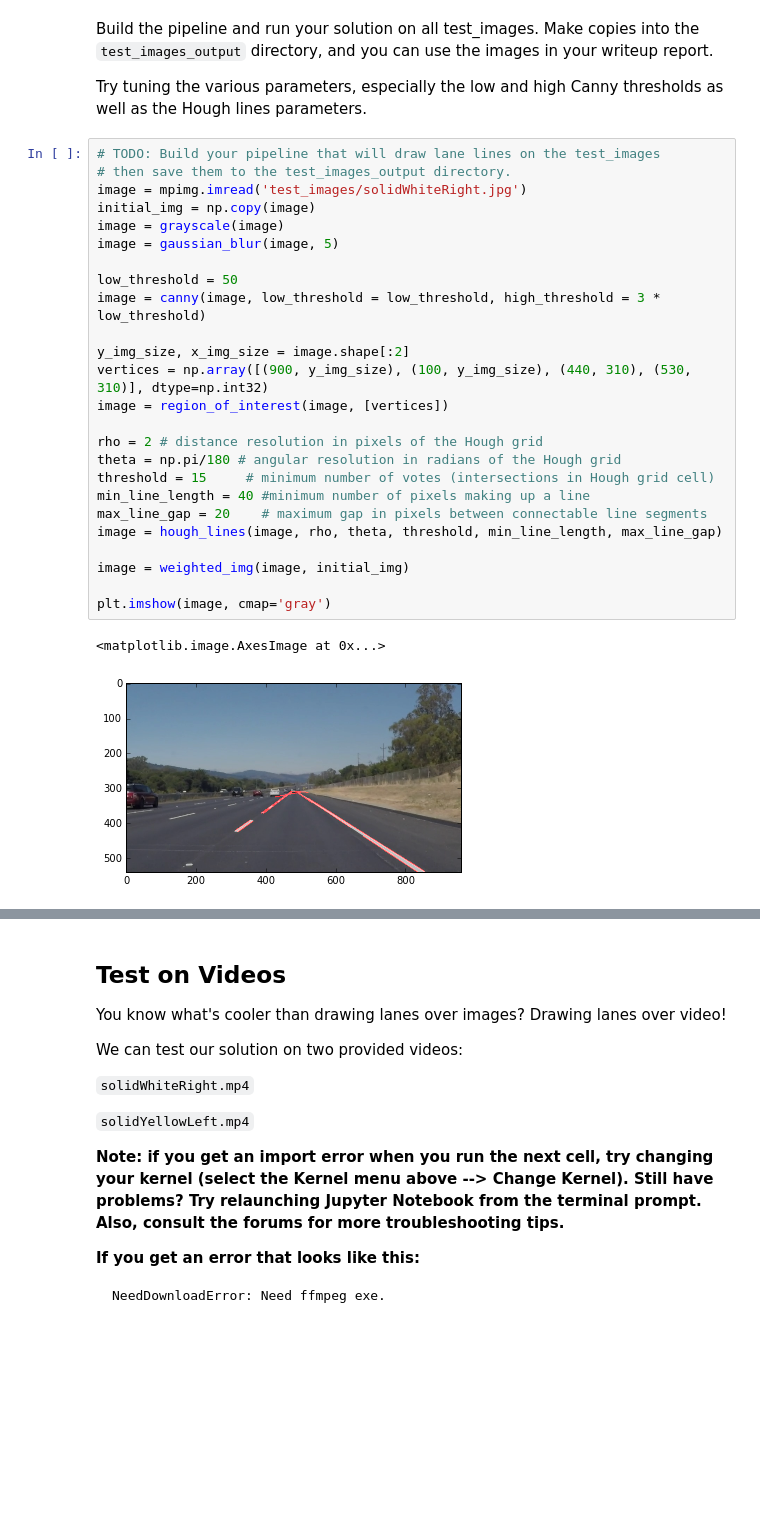
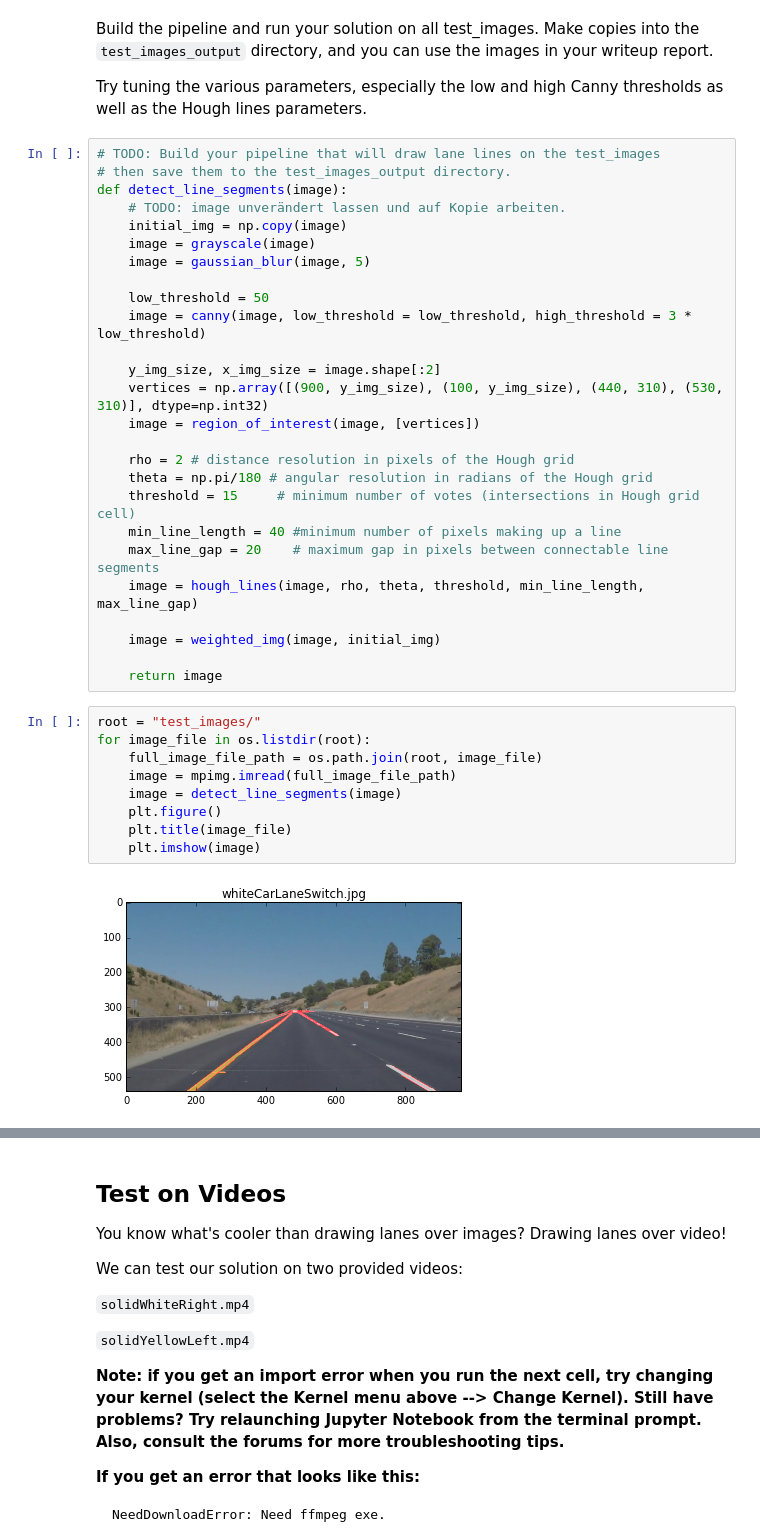
Before and after one commit to KnollFrank/CarND-LaneLines-P1, a Jupyter notebook: P1.ipynb, the cells around one changed output, grey strips where cells are left out. Cells and saved outputs as stored; diff of their text form; blank space fills up the shorter version.

```diff
--- a/P1.ipynb
+++ b/P1.ipynb
@@ -196,28 +196,37 @@ Try tuning the various parameters, especially the low and high Canny thresholds
 # %%
 # TODO: Build your pipeline that will draw lane lines on the test_images
 # then save them to the test_images_output directory.
-image = mpimg.imread('test_images/solidWhiteRight.jpg')
-initial_img = np.copy(image)
-image = grayscale(image)
-image = gaussian_blur(image, 5)
+def detect_line_segments(image):
+    # TODO: image unverändert lassen und auf Kopie arbeiten.
+    initial_img = np.copy(image)
+    image = grayscale(image)
+    image = gaussian_blur(image, 5)
 
-low_threshold = 50
-image = canny(image, low_threshold = low_threshold, high_threshold = 3 * low_threshold)
+    low_threshold = 50
+    image = canny(image, low_threshold = low_threshold, high_threshold = 3 * low_threshold)
 
-y_img_size, x_img_size = image.shape[:2]
-vertices = np.array([(900, y_img_size), (100, y_img_size), (440, 310), (530, 310)], dtype=np.int32)
-image = region_of_interest(image, [vertices])
+    y_img_size, x_img_size = image.shape[:2]
+    vertices = np.array([(900, y_img_size), (100, y_img_size), (440, 310), (530, 310)], dtype=np.int32)
+    image = region_of_interest(image, [vertices])
 
-rho = 2 # distance resolution in pixels of the Hough grid
-theta = np.pi/180 # angular resolution in radians of the Hough grid
-threshold = 15     # minimum number of votes (intersections in Hough grid cell)
-min_line_length = 40 #minimum number of pixels making up a line
-max_line_gap = 20    # maximum gap in pixels between connectable line segments
-image = hough_lines(image, rho, theta, threshold, min_line_length, max_line_gap)
+    rho = 2 # distance resolution in pixels of the Hough grid
+    theta = np.pi/180 # angular resolution in radians of the Hough grid
+    threshold = 15     # minimum number of votes (intersections in Hough grid cell)
+    min_line_length = 40 #minimum number of pixels making up a line
+    max_line_gap = 20    # maximum gap in pixels between connectable line segments
+    image = hough_lines(image, rho, theta, threshold, min_line_length, max_line_gap)
 
-image = weighted_img(image, initial_img)
+    image = weighted_img(image, initial_img)
 
-plt.imshow(image, cmap='gray')
+    return image
-# %% [output]
-<matplotlib.image.AxesImage at 0x...>
-[figure, removed]
+# %%
+root = "test_images/"
+for image_file in os.listdir(root):
+    full_image_file_path = os.path.join(root, image_file)
+    image = mpimg.imread(full_image_file_path)
+    image = detect_line_segments(image)
+    plt.figure()
+    plt.title(image_file)
+    plt.imshow(image)
+# %% [output]
+[figure, added]
```
Also changed, not shown: parts of 1 cell of this notebook.
